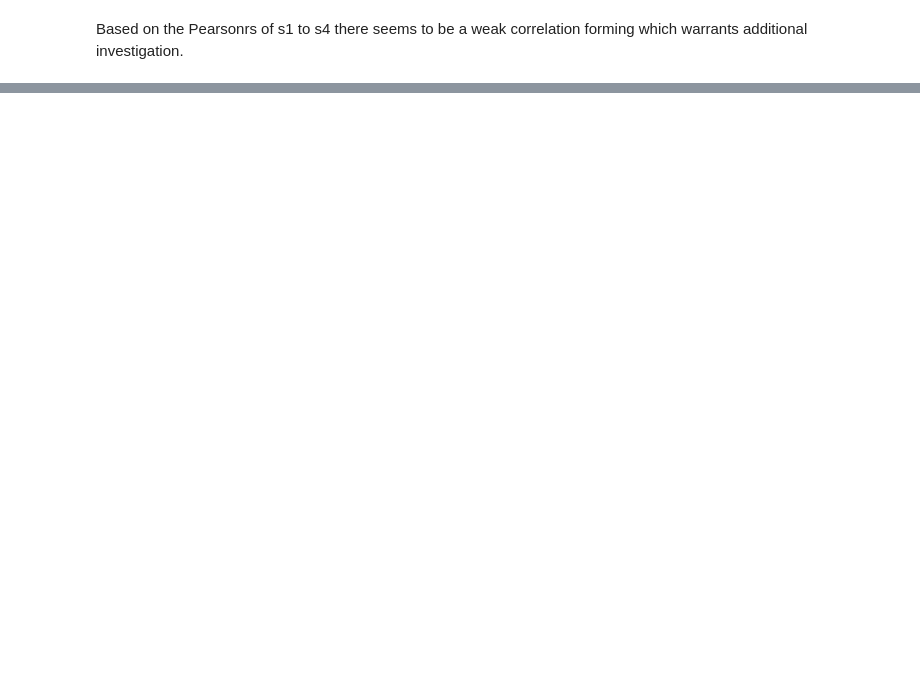
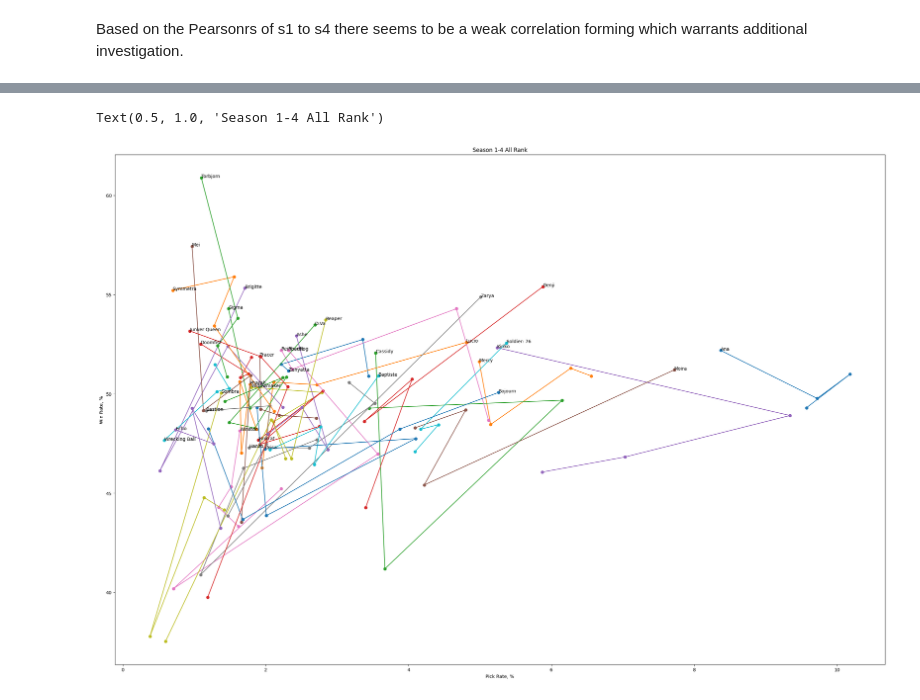
Before and after one commit to King-Derp/Overwatch, a Jupyter notebook: Overwatch.ipynb, the cells around one changed output, grey strips where cells are left out. Drawn from its saved outputs; the diff is of its cells as text; code cells hidden in the pictures; blank space fills up the shorter version.

```diff
--- a/Overwatch.ipynb
+++ b/Overwatch.ipynb
@@ -146,2 +150,13 @@ print(s4_pearsonr, p_s4)
 # %% [markdown]
 Based on the Pearsonrs of s1 to s4 there seems to be a weak correlation forming which warrants additional investigation.
+# %%
+#organise pick rate/win rate into one df
+season_1_to_4_all_rank = pd.DataFrame()
+new_cols = ["Hero", "s1_pickrate", "s1_winrate", "s2_pickrate", "s2_winrate", "s3_pickrate", "s3_winrate", "s4_pickrate", "s4_winrate",]
+new_vals = [comp_s1_win_pick_rate_all_rank["Hero"], comp_s1_win_pick_rate_all_rank["Pick Rate, %"], comp_s1_win_pick_rate_all_rank["Win Rate, %"], comp_s2_win_pick_rate_all_rank["Pick Rate, %"], comp_s2_win_pick_rate_all_rank["Win Rate, %"], \
+            comp_s3_win_pick_rate_all_rank["Pick Rate, %"], comp_s3_win_pick_rate_all_rank["Win Rate, %"], comp_s4_win_pick_rate_all_rank["Pick Rate, %"], comp_s4_win_pick_rate_all_rank["Win Rate, %"],]
+#map new columns as keys and new values as values
+col_val_mapping = dict(zip(new_cols, new_vals))
+#unpack new column/new value pairs and assign them to the dataframe
+season_1_to_4_all_rank = season_1_to_4_all_rank.assign(**col_val_mapping).reset_index(drop=True)
+season_1_to_4_all_rank.head(20)
@@ -147,0 +181,22 @@ Based on the Pearsonrs of s1 to s4 there seems to be a weak correlation forming
+# %%
+#season_1_to_4_all_rank[season_1_to_4_all_rank.Hero == "Ana"].s1_pickrate
+def season_1_to_4_all_rank_values(hero, i):
+    pick_rate = list()
+    win_rate = list()
+    pick_rate += (season_1_to_4_all_rank[season_1_to_4_all_rank.Hero == hero].at[i, "s1_pickrate"], season_1_to_4_all_rank[season_1_to_4_all_rank.Hero == hero].at[i, "s2_pickrate"], \
+                  season_1_to_4_all_rank[season_1_to_4_all_rank.Hero == hero].at[i, "s3_pickrate"], season_1_to_4_all_rank[season_1_to_4_all_rank.Hero == hero].at[i, "s4_pickrate"])
+    win_rate += (season_1_to_4_all_rank[season_1_to_4_all_rank.Hero == hero].at[i, "s1_winrate"], season_1_to_4_all_rank[season_1_to_4_all_rank.Hero == hero].at[i, "s2_winrate"], \
+                 season_1_to_4_all_rank[season_1_to_4_all_rank.Hero == hero].at[i, "s3_winrate"], season_1_to_4_all_rank[season_1_to_4_all_rank.Hero == hero].at[i, "s4_winrate"])
+    return pick_rate, win_rate
+plt.figure(figsize=(30,20))
+for i in range(len(season_1_to_4_all_rank)):
+    stats = season_1_to_4_all_rank_values(season_1_to_4_all_rank["Hero"][i], i)
+    plt.plot(stats[0], stats[1], marker="o")
+    plt.annotate(season_1_to_4_all_rank["Hero"][i], (stats[0][0], stats[1][0]))
+
+plt.xlabel("Pick Rate, %")
+plt.ylabel("Win Rate, %")
+plt.title("Season 1-4 All Rank")
+# %% [output]
+Text(0.5, 1.0, 'Season 1-4 All Rank')
+[figure, added]
```
Also changed, not shown: parts of 5 cells of this notebook.
